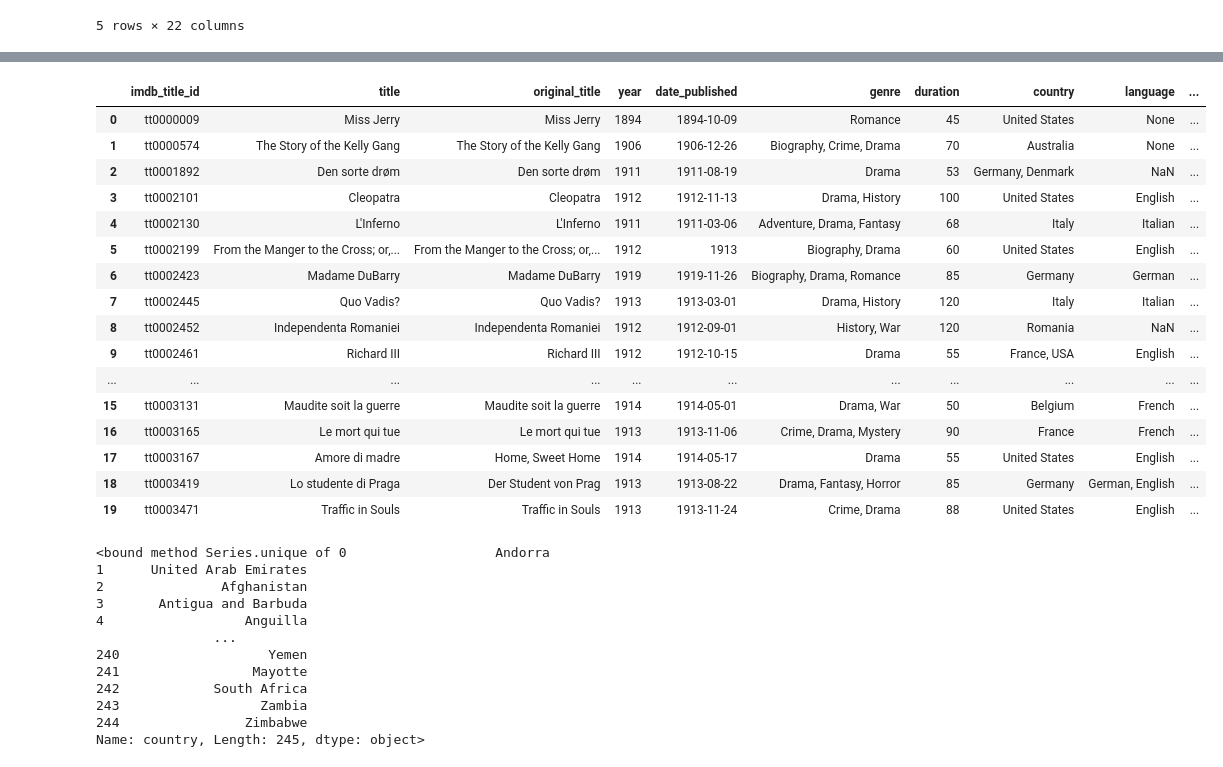
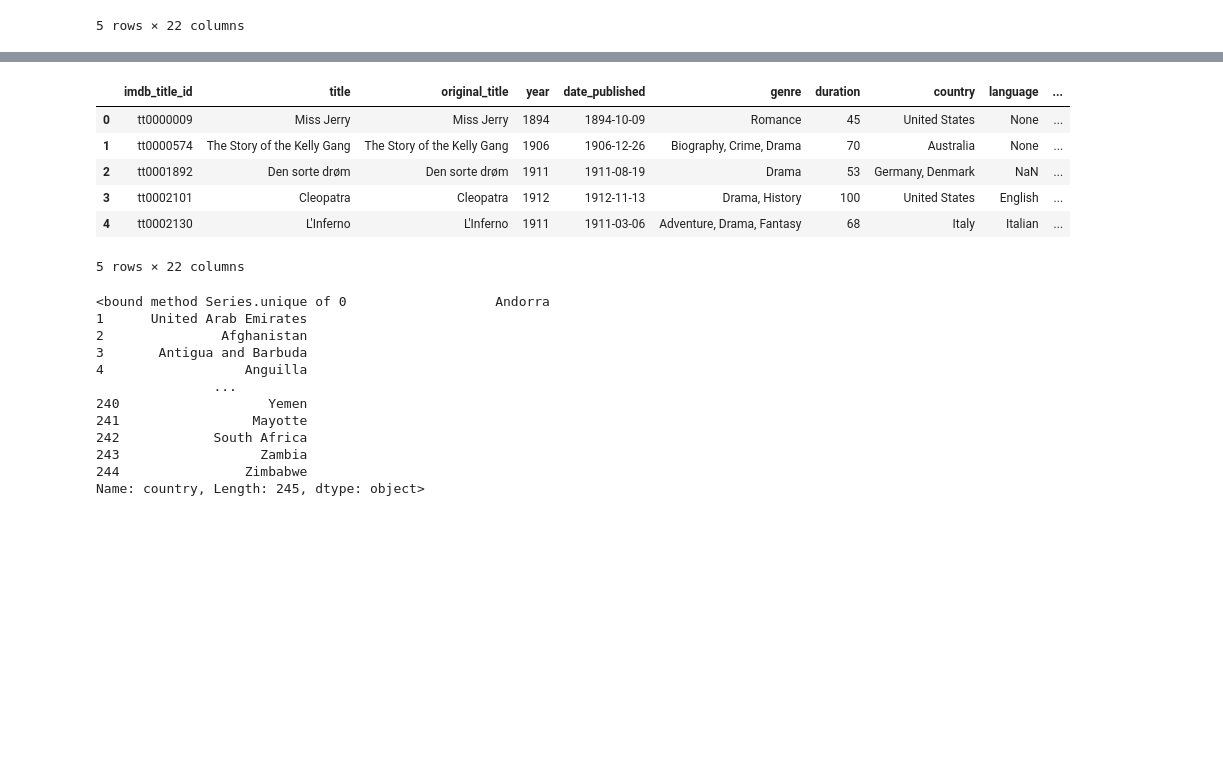
Before and after one commit to MohanPanga/IMDb-Movies-, a Jupyter notebook: Scripts/cleaning_notebook.ipynb, the cells around one changed output, grey strips where cells are left out. Saved outputs shown, nothing was run; the diff lists cells and outputs as text; code cells hidden in the pictures; blank space fills up the shorter version.

```diff
--- a/Scripts/cleaning_notebook.ipynb
+++ b/Scripts/cleaning_notebook.ipynb
@@ -43,26 +27,16 @@ df2
 # %%
 #df3 = df2.loc[df2['country'] == 'USA']
 df2['country'] = df2['country'].replace('USA', 'United States')
 
-df2.head(20)
+df2.head(5)
 # %% [output]
 |  | imdb_title_id | title | original_title | year | date_published | genre | duration | country | language | ... |
 | 0 | tt0000009 | Miss Jerry | Miss Jerry | 1894 | 1894-10-09 | Romance | 45 | United States | None | ... |
 | 1 | tt0000574 | The Story of the Kelly Gang | The Story of the Kelly Gang | 1906 | 1906-12-26 | Biography, Crime, Drama | 70 | Australia | None | ... |
 | 2 | tt0001892 | Den sorte drøm | Den sorte drøm | 1911 | 1911-08-19 | Drama | 53 | Germany, Denmark | NaN | ... |
 | 3 | tt0002101 | Cleopatra | Cleopatra | 1912 | 1912-11-13 | Drama, History | 100 | United States | English | ... |
 | 4 | tt0002130 | L'Inferno | L'Inferno | 1911 | 1911-03-06 | Adventure, Drama, Fantasy | 68 | Italy | Italian | ... |
-| 5 | tt0002199 | From the Manger to the Cross; or,... | From the Manger to the Cross; or,... | 1912 | 1913 | Biography, Drama | 60 | United States | English | ... |
-| 6 | tt0002423 | Madame DuBarry | Madame DuBarry | 1919 | 1919-11-26 | Biography, Drama, Romance | 85 | Germany | German | ... |
-| 7 | tt0002445 | Quo Vadis? | Quo Vadis? | 1913 | 1913-03-01 | Drama, History | 120 | Italy | Italian | ... |
-| 8 | tt0002452 | Independenta Romaniei | Independenta Romaniei | 1912 | 1912-09-01 | History, War | 120 | Romania | NaN | ... |
-| 9 | tt0002461 | Richard III | Richard III | 1912 | 1912-10-15 | Drama | 55 | France, USA | English | ... |
-| ... | ... | ... | ... | ... | ... | ... | ... | ... | ... | ... |
-| 15 | tt0003131 | Maudite soit la guerre | Maudite soit la guerre | 1914 | 1914-05-01 | Drama, War | 50 | Belgium | French | ... |
-| 16 | tt0003165 | Le mort qui tue | Le mort qui tue | 1913 | 1913-11-06 | Crime, Drama, Mystery | 90 | France | French | ... |
-| 17 | tt0003167 | Amore di madre | Home, Sweet Home | 1914 | 1914-05-17 | Drama | 55 | United States | English | ... |
-| 18 | tt0003419 | Lo studente di Praga | Der Student von Prag | 1913 | 1913-08-22 | Drama, Fantasy, Horror | 85 | Germany | German, English | ... |
-| 19 | tt0003471 | Traffic in Souls | Traffic in Souls | 1913 | 1913-11-24 | Crime, Drama | 88 | United States | English | ... |
+5 rows × 22 columns
 # %%
 #print(len(df3.budget.unique()))
 # %%
```
Also changed, not shown: parts of 7 cells of this notebook.
